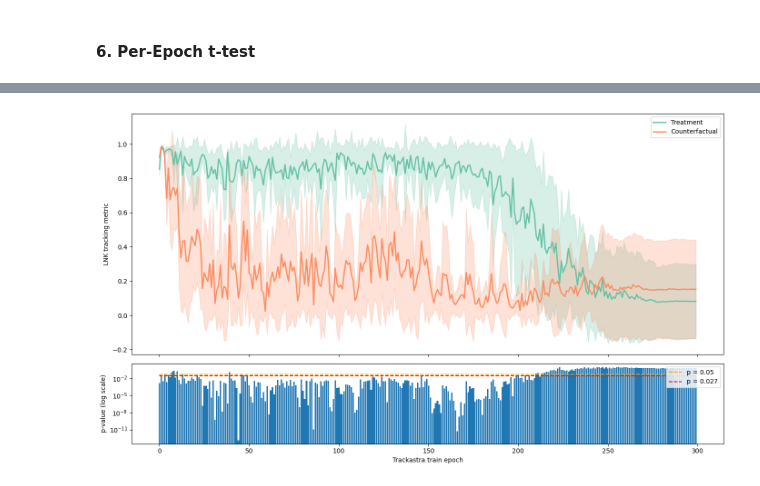
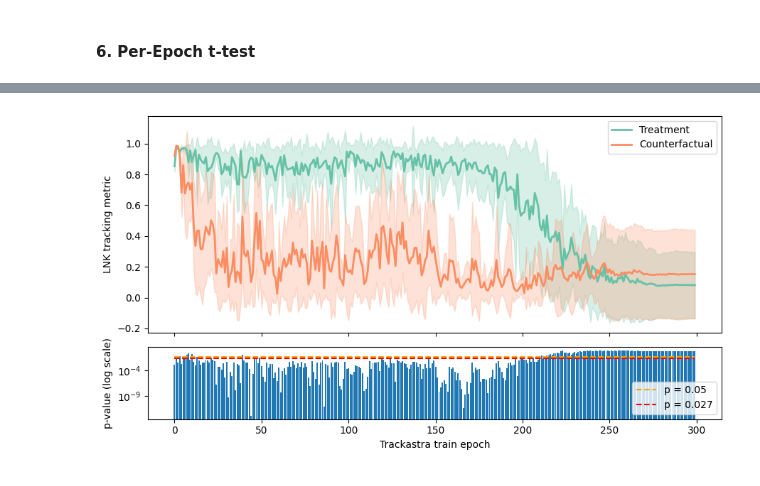
Before and after one commit to cdalinghaus-mthesis/figures, a Jupyter notebook: embedding_effects/stats_dic.ipynb, the cells around one changed output, grey strips where cells are left out. Drawn from its saved outputs; the diff is of its cells as text; code cells hidden in the pictures.

Commit message:
Further tweaks to the stats plots

```diff
--- a/embedding_effects/stats_dic.ipynb
+++ b/embedding_effects/stats_dic.ipynb
@@ -352,33 +352,33 @@ x = np.arange(minlen)
 # -------------------------
 # 4) Build the combined figure (top: means; bottom: significance)
 # -------------------------
 fig, (ax_top, ax_bottom) = plt.subplots(
-    2, 1, figsize=(14, 8),
+    2, 1, figsize=(9, 5),
     sharex=True,
     gridspec_kw={"height_ratios": [3, 1]}
 )
 
 # --- TOP ---
 plot_mean_shaded(ax_top, withs, ca, "Treatment")
 plot_mean_shaded(ax_top, withouts, cb, "Counterfactual")
 ax_top.set_ylabel("LNK tracking metric")  # or "Score" / your metric name
 # Optional: uncomment if you want the same y-limits as your example
 # ax_top.set_ylim(0.90, 1.0)
 ax_top.legend(loc="best")
 
 # --- BOTTOM ---
 ax_bottom.bar(x, pvals)
 ax_bottom.set_yscale("log")
 ax_bottom.set_ylabel("p-value (log scale)")
 ax_bottom.set_xlabel("Trackastra train epoch")
 
 # threshold lines
 ax_bottom.hlines(0.05, x.min(), x.max(), color="orange", linestyle="--", label="p = 0.05")
 ax_bottom.hlines(0.027, x.min(), x.max(), color="red", linestyle="--", label="p = 0.027")
-ax_bottom.legend(loc="upper right")
+ax_bottom.legend(loc="lower right")
 
 fig.tight_layout()
 plt.savefig("fin_time_DIC.pdf", bbox_inches="tight")
 plt.show()
 # %% [output]
-[figure, old version]
+[figure, new version]
```
Also changed, not shown: 2 other files.
